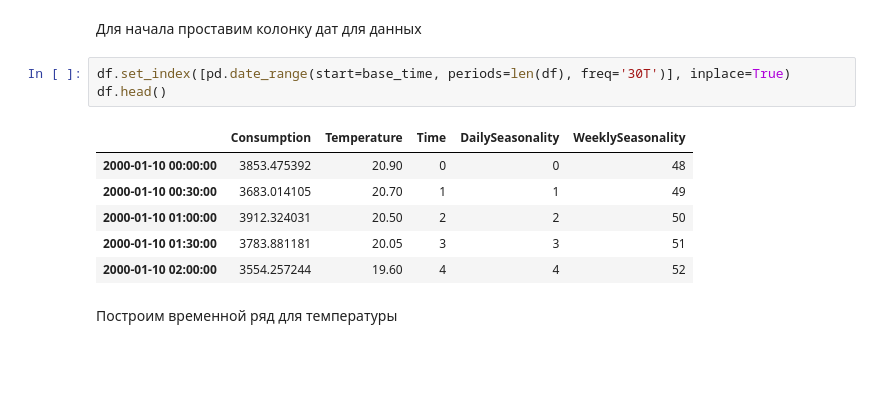
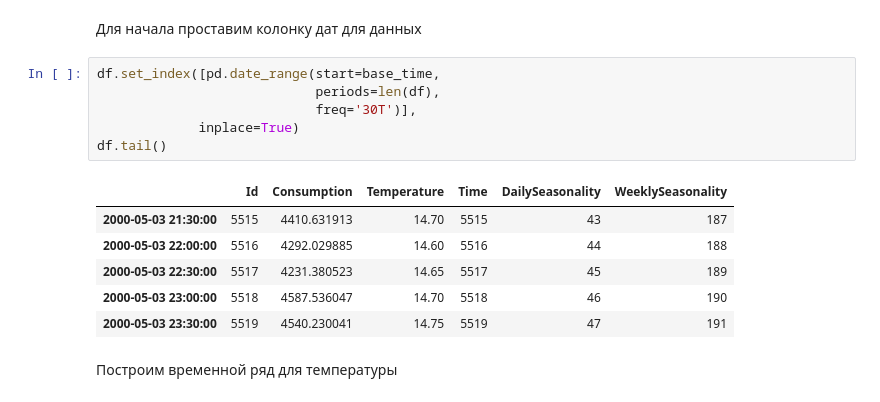
Before and after one commit to wheeltune/RandomProcesses, a Jupyter notebook: Practice/Task08/8.11.ipynb, the cells around one changed output. Saved outputs shown, nothing was run; the diff lists cells and outputs as text; blank space fills up the shorter version.

```diff
--- a/Practice/Task08/8.11.ipynb
+++ b/Practice/Task08/8.11.ipynb
@@ -47,15 +48,18 @@ df.head()
 # %% [markdown]
 Для начала проставим колонку дат для данных
 # %%
-df.set_index([pd.date_range(start=base_time, periods=len(df), freq='30T')], inplace=True)
-df.head()
+df.set_index([pd.date_range(start=base_time,
+                            periods=len(df),
+                            freq='30T')],
+             inplace=True)
+df.tail()
 # %% [output]
-|  | Consumption | Temperature | Time | DailySeasonality | WeeklySeasonality |
-| 2000-01-10 00:00:00 | 3853.475392 | 20.90 | 0 | 0 | 48 |
-| 2000-01-10 00:30:00 | 3683.014105 | 20.70 | 1 | 1 | 49 |
-| 2000-01-10 01:00:00 | 3912.324031 | 20.50 | 2 | 2 | 50 |
-| 2000-01-10 01:30:00 | 3783.881181 | 20.05 | 3 | 3 | 51 |
-| 2000-01-10 02:00:00 | 3554.257244 | 19.60 | 4 | 4 | 52 |
+|  | Id | Consumption | Temperature | Time | DailySeasonality | WeeklySeasonality |
+| 2000-05-03 21:30:00 | 5515 | 4410.631913 | 14.70 | 5515 | 43 | 187 |
+| 2000-05-03 22:00:00 | 5516 | 4292.029885 | 14.60 | 5516 | 44 | 188 |
+| 2000-05-03 22:30:00 | 5517 | 4231.380523 | 14.65 | 5517 | 45 | 189 |
+| 2000-05-03 23:00:00 | 5518 | 4587.536047 | 14.70 | 5518 | 46 | 190 |
+| 2000-05-03 23:30:00 | 5519 | 4540.230041 | 14.75 | 5519 | 47 | 191 |
 # %% [markdown]
 Построим временной ряд для температуры
 # %%
```
Also changed, not shown: parts of 58 cells of this notebook, 2 other files.
